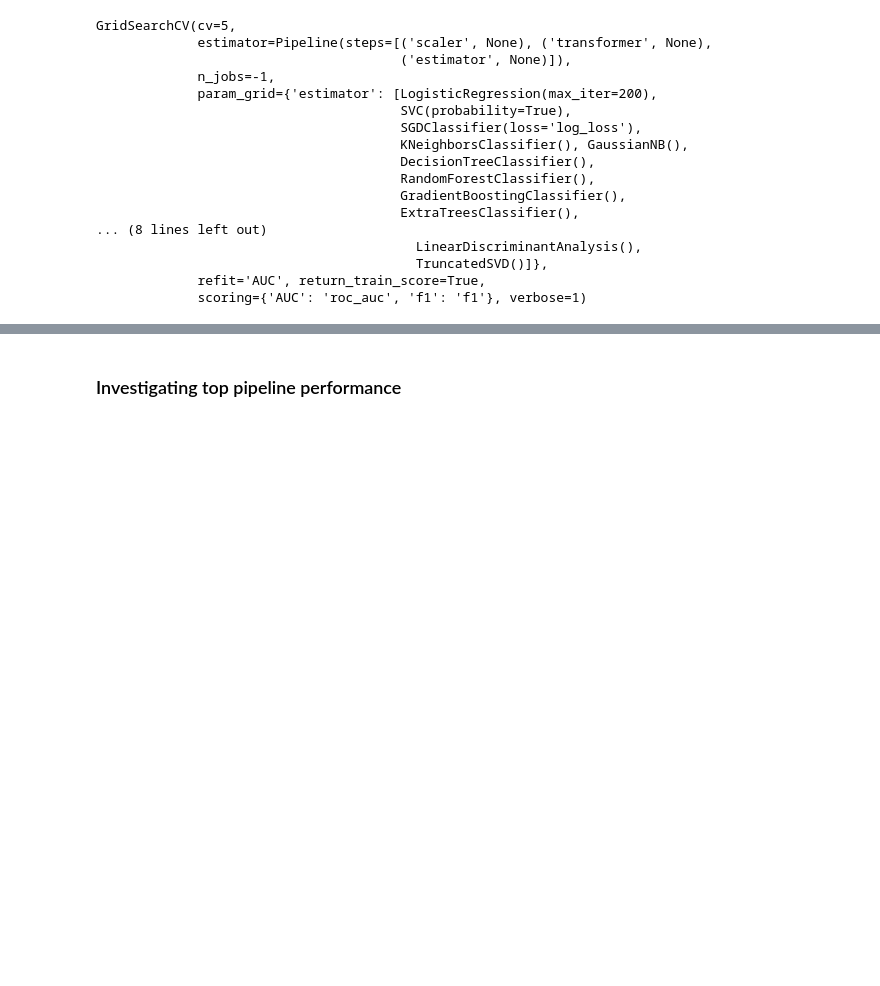
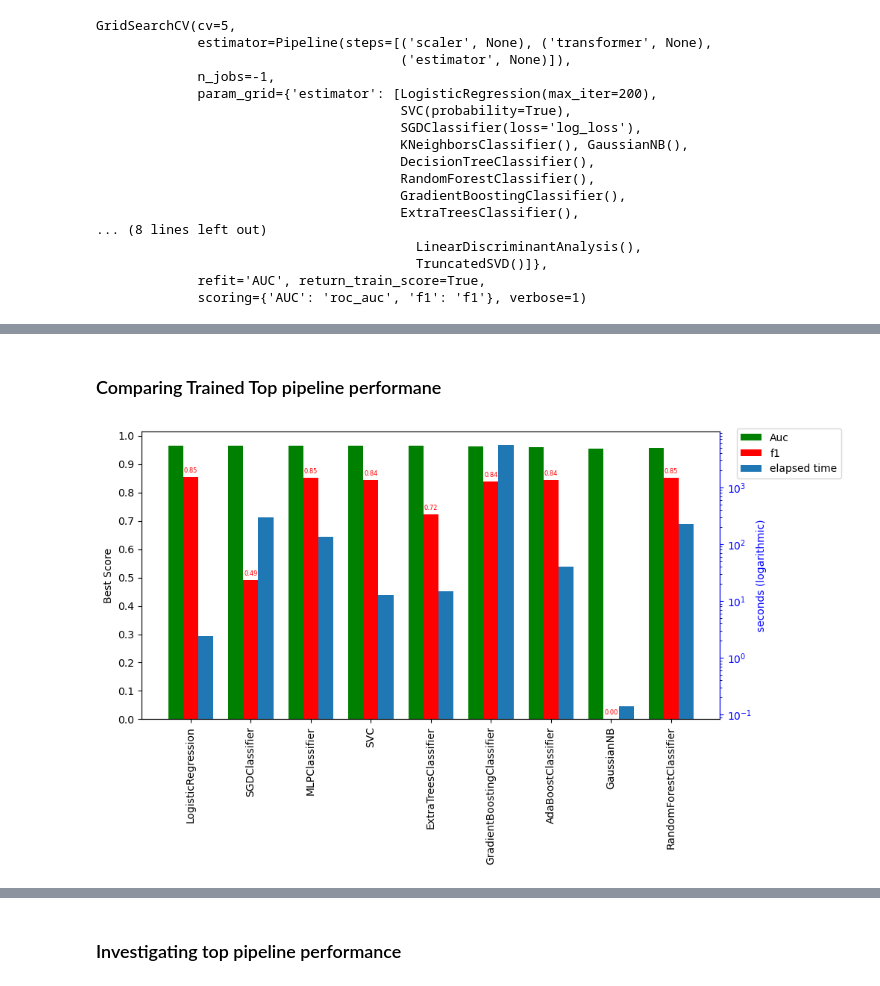
Before and after one commit to hamedtea/thesis, a Jupyter notebook: Feature_based_ML_model.ipynb, the cells around one changed output, grey strips where cells are left out. Saved outputs shown, nothing was run; the diff lists cells and outputs as text; code cells hidden in the pictures; blank space fills up the shorter version.

Commit message:
comparing trained classifiers

```diff
--- a/Feature_based_ML_model.ipynb
+++ b/Feature_based_ML_model.ipynb
@@ -285,16 +282,18 @@ top_pipelines
 # %%
 estimator_params = {
     'LogisticRegression': {
-        #'estimator__class_weight' : [None, 'balanced', {0: 1, 1: 2}, {0: 0.5, 1: 1}],
+        'estimator__class_weight' : [None, 'balanced', {0: 1, 1: 2}, {0: 0.5, 1: 1}],
         'estimator__C': [0.001, 0.01, 0.1, 1.0, 10.0, 100.0],
         #'estimator__solver': ['lbfgs', 'liblinear'],
         #'estimator__max_iter': [100, 200, 500, 1000],
     },
     'SGDClassifier': {
-        'estimator__loss': ['log_loss', 'modified_huber'],
+        'estimator__loss': ['modified_huber'],
+        'estimator__alpha': [0.001, 0.01, 0.1, 0.2],
         #'estimator__class_weight' : [None, 'balanced', {0: 1, 1: 2}, {0: 0.5, 1: 1}],
-        'estimator__alpha': [0.0001, 0.001, 0.01, 0.1],
+        #'estimator__max_iter': [int(np.ceil(10**6 / X_train.shape[0]))],
         #'estimator__penalty': ['l2', 'l1', 'elasticnet'],
+        #'estimator__learning_rate': ['optimal', 'adaptive'],
     },
     'MLPClassifier': {
         'estimator__hidden_layer_sizes': [(50, 50), (100, 100), (50, 100, 50)],
@@ -314,11 +313,11 @@ estimator_params = {
         #'max_features': ['auto', 'sqrt', 'log2'], # Number of features to consider for the best split # Minimum number of samples required to be at a leaf node
         },
     'GradientBoostingClassifier': {
-        'estimator__n_estimators': [50, 100, 200],
-        'estimator__learning_rate': [0.1, 0.01, 0.001],
-        'estimator__min_samples_split': [2, 5, 10],  # Minimum number of samples required to split an internal node
-        'estimator__min_samples_leaf': [2, 4],  # Minimum number of samples required to be at a leaf node
-        'estimator__random_state': [128]
+        'estimator__n_estimators': [50, 100, 150],
+        'estimator__learning_rate': [0.01, 0.1, 0.2],
+        'estimator__max_depth': [3, 4 ,5],
+        #'estimator__min_samples_split': [2, 5, 10],  # Minimum number of samples required to split an internal node
+        #'estimator__min_samples_leaf': [2, 4, 6],  # Minimum number of samples required to be at a leaf node
         },
     'AdaBoostClassifier': {
         #'estimator__class_weight' : [None, 'balanced', {0: 1, 1: 2}, {0: 0.5, 1: 1}],
@@ -380,0 +392,32 @@ elapsed time: 99.51 second
+# %% [markdown]
+### Comparing Trained Top pipeline performane
+# %%
+# Sample data
+
+x = np.arange(len(est_names))  # x-axis locations for the bars
+width = 0.25  # Width of the bars
+
+# Create the bar chart for the first dataset
+fig, ax1 = plt.subplots(figsize=(10, 5))
+ax1.bar(x-width , est_AUC, width, label='Auc', color = 'g')
+bar_f1 = ax1.bar(x , est_f1, width, label='f1', color = 'red')
+ax1.set_xticks(x, est_names, rotation = 90)
+ax1.set_yticks(np.arange(0,1.1,0.1))
+ax1.set_ylabel('Best Score')
+ax1.bar_label(bar_f1, fmt = '%.2f', label_type='edge', padding=3, color = 'red', fontsize = 6)
+
+
+ax2 = ax1.twinx()
+ax2.bar(x+width, est_times, width, label='elapsed time', log = True)
+ax2.set_ylabel('seconds (logarithmic)', color = 'b')
+ax2.spines['right'].set_color('blue')
+ax2.yaxis.label.set_color('blue')
+ax2.tick_params(axis='y', colors='blue')
+# Combine legends for both y-axes
+lines1, labels1 = ax1.get_legend_handles_labels()
+lines2, labels2 = ax2.get_legend_handles_labels()
+combined_labels = labels1 + labels2
+ax1.legend(lines1 + lines2, combined_labels, loc='upper left', bbox_to_anchor=(1.02, 1.03), frameon=True)
+plt.show()
+# %% [output]
+[figure, added]
```
Also changed, not shown: parts of 6 cells of this notebook.
